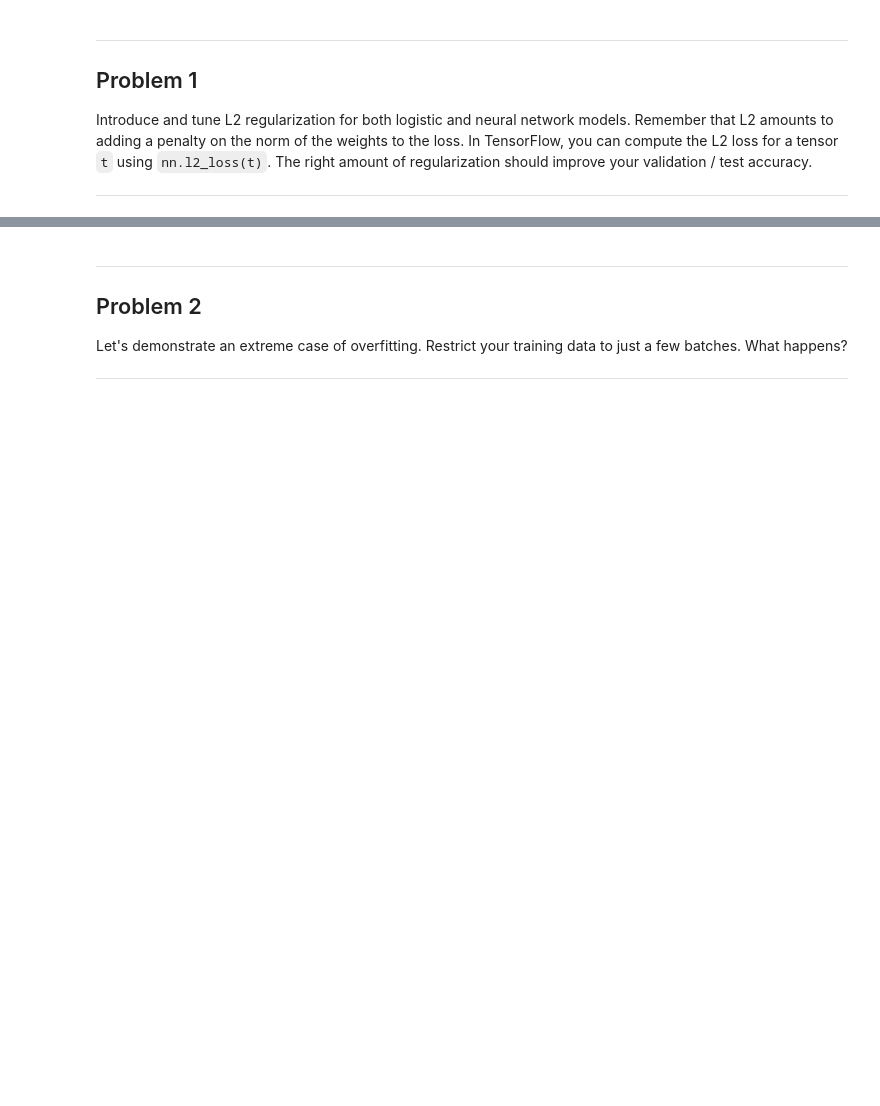
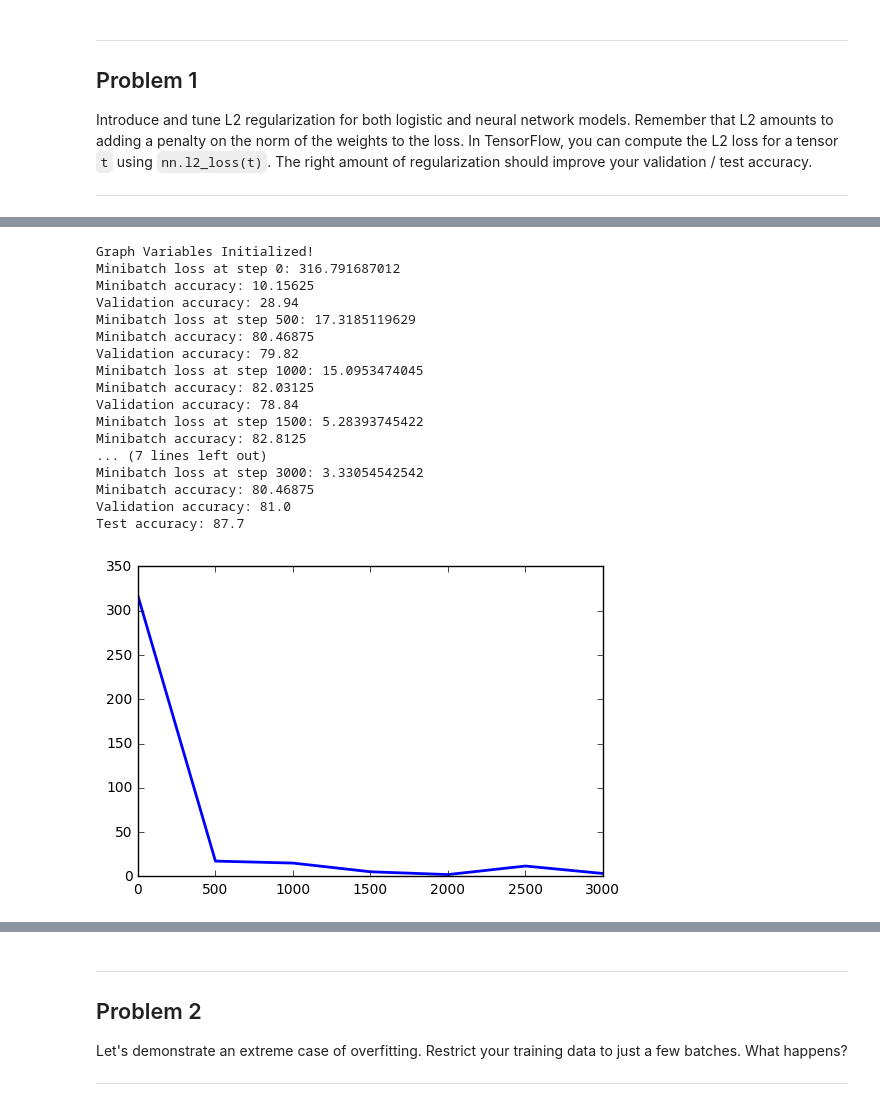
Before and after one commit to saulugo/dl_udacity, a Jupyter notebook: 3_regularization.ipynb, the cells around one changed output, grey strips where cells are left out. Cells and saved outputs as stored; diff of their text form; code cells hidden in the pictures; blank space fills up the shorter version.

```diff
--- a/3_regularization.ipynb
+++ b/3_regularization.ipynb
@@ -28,8 +28,11 @@ with open(pickle_file, 'rb') as f:
   valid_labels = save['valid_labels']
   test_dataset = save['test_dataset']
   test_labels = save['test_labels']
+  final_test_dataset = save['final_test_dataset']
+  final_test_labels = save['final_test_labels']
   del save  # hint to help gc free up memory
   print('Training set', train_dataset.shape, train_labels.shape)
   print('Validation set', valid_dataset.shape, valid_labels.shape)
   print('Test set', test_dataset.shape, test_labels.shape)
+  print('Final Test set', final_test_dataset.shape, final_test_labels.shape)
 # %% [output]
@@ -73,0 +85,13 @@ Introduce and tune L2 regularization for both logistic and neural network models
+# %%
+def accuracy(predictions, labels):
+  return (100.0 * np.sum(np.argmax(predictions, 1) == np.argmax(labels, 1))
+          / predictions.shape[0])
+
+
+def log_reg(x, weights, biases):
+    '''
+    x: tf array with the training examples
+    weights: tensor containing the weights
+    biases: tensor containing the biases
+    '''
+    return tf.add(tf.matmul(x,weights),biases)
@@ -73,0 +335,64 @@ Introduce and tune L2 regularization for both logistic and neural network models
+# %%
+%matplotlib inline
+
+import matplotlib.pyplot as plt
+
+#let't store the cost at each epoch in order to plot it at the end
+
+mycost = []
+epoch = []
+
+#we compute the graph now!
+
+with tf.Session(graph=graph) as session:
+    #initializing the graph variables
+    tf.initialize_all_variables().run()
+    print("Graph Variables Initialized!")
+
+    for step in range(training_epochs):
+        #calculate the offset for the mini-batch
+        offset = (step * batch_size) % (train_labels.shape[0] - batch_size)
+
+        #generate the mini-batch
+        batch_data = train_dataset[offset:(offset+batch_size), :]
+        batch_labels = train_labels[offset:(offset+batch_size), :]
+
+        # Prepare a dictionary telling the session where to feed the minibatch.
+        # The key of the dictionary is the placeholder node of the graph to be fed,
+        # and the value is the numpy array to feed to it.
+        feed_dict = {tf_train_dataset : batch_data, tf_train_labels : batch_labels}
+
+        #running the graph with the mini-batch data as the training dataset
+        dummy, l, predictions = session.run([optimizer, loss, train_prediction], feed_dict=feed_dict)
+
+
+
+        #printing partial results each display_steps times
+        if(step % display_step == 0):
+            mycost.append(l)
+            epoch.append(step)
+            print("Minibatch loss at step {}: {}".format(step,l))
+            print("Minibatch accuracy: {}".format(accuracy(predictions,batch_labels)))
+            print("Validation accuracy: {}".format(accuracy(valid_prediction.eval(), valid_labels)))
+    print("Test accuracy: {}".format(accuracy(test_prediction.eval(),test_labels)))
+
+    plt.plot(epoch,mycost,linewidth=2)
+# %% [output]
+Graph Variables Initialized!
+Minibatch loss at step 0: 316.791687012
+Minibatch accuracy: 10.15625
+Validation accuracy: 28.94
+Minibatch loss at step 500: 17.3185119629
+Minibatch accuracy: 80.46875
+Validation accuracy: 79.82
+Minibatch loss at step 1000: 15.0953474045
+Minibatch accuracy: 82.03125
+Validation accuracy: 78.84
+Minibatch loss at step 1500: 5.28393745422
+Minibatch accuracy: 82.8125
+... (7 lines left out)
+Minibatch loss at step 3000: 3.33054542542
+Minibatch accuracy: 80.46875
+Validation accuracy: 81.0
+Test accuracy: 87.7
+[figure, added]
```
Also changed, not shown: parts of 15 cells of this notebook, 1 other file.
